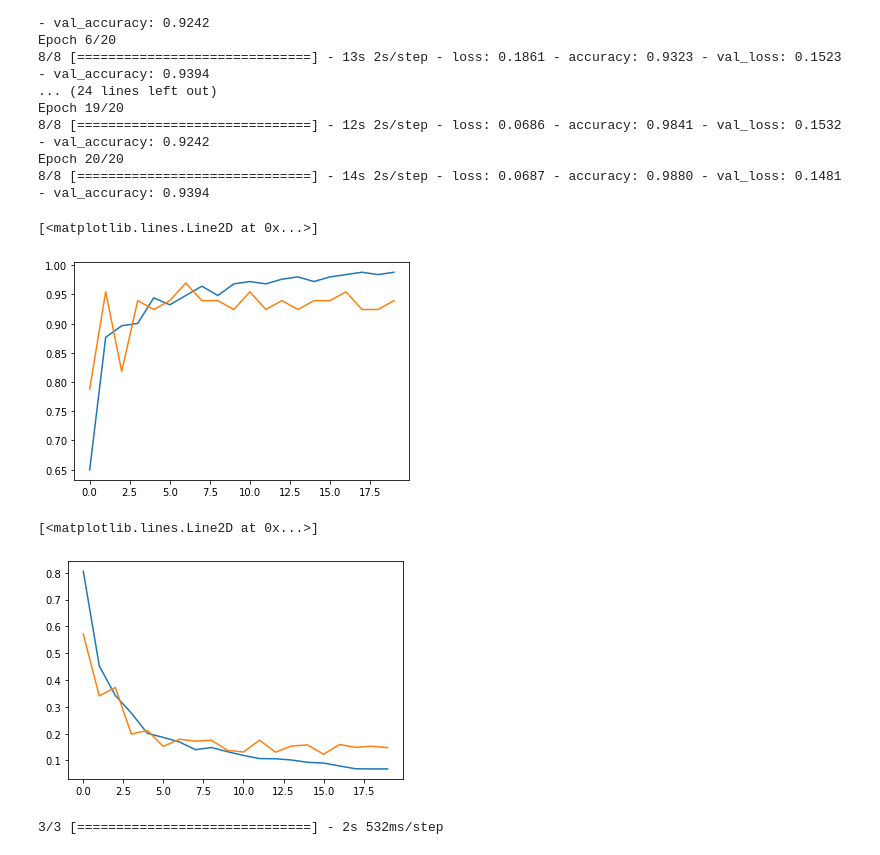
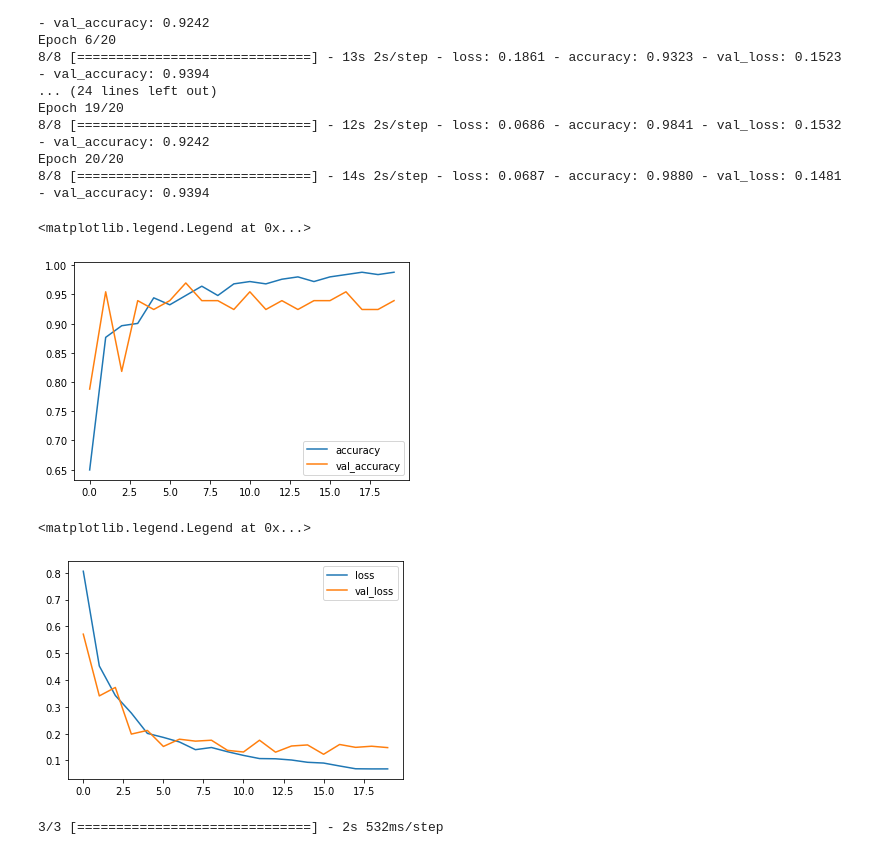
Before and after one commit to MMonirHossain/TransferLearningModel, a Jupyter notebook: CNN+DENSENET+VGG19.ipynb, the cells around one changed output. Drawn from its saved outputs; the diff is of its cells as text; code cells hidden in the pictures.

```diff
--- a/CNN+DENSENET+VGG19.ipynb
+++ b/CNN+DENSENET+VGG19.ipynb
@@ -445,16 +449,18 @@ Epoch 20/20
 # %%
 
 plt.plot(history5.history['accuracy'])
 plt.plot(history5.history['val_accuracy'])
+plt.legend(['accuracy','val_accuracy'],loc='lower right')
 # %% [output]
-[<matplotlib.lines.Line2D at 0x...>]
+<matplotlib.legend.Legend at 0x...>
-[figure, old version]
+[figure, new version]
 # %%
 plt.plot(history5.history['loss'])
 plt.plot(history5.history['val_loss'])
+plt.legend(['loss','val_loss'])
 # %% [output]
-[<matplotlib.lines.Line2D at 0x...>]
+<matplotlib.legend.Legend at 0x...>
-[figure, old version]
+[figure, new version]
 # %%
 predY=model5.predict(test_ds)
 y_pred=np.argmax(predY,axis=1)
```
Also changed, not shown: parts of 4 cells of this notebook.
